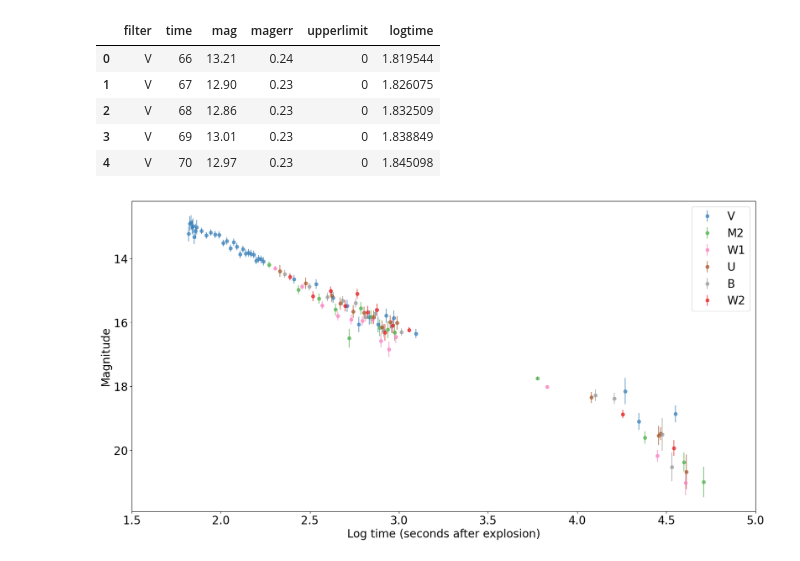
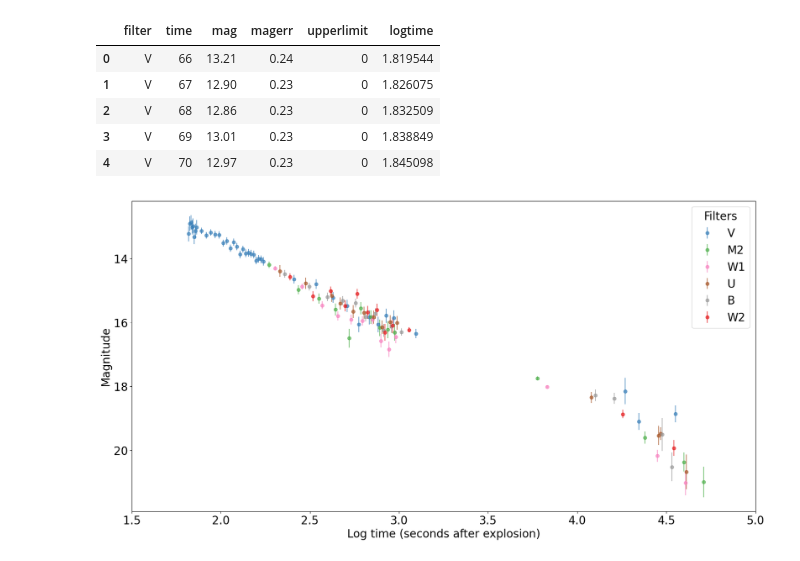
Before and after one commit to savimhl/MLPNS, a Jupyter notebook: vis/AfterPlot.ipynb, the cells around one changed output. Drawn from its saved outputs; the diff is of its cells as text; code cells hidden in the pictures.

```diff
--- a/vis/AfterPlot.ipynb
+++ b/vis/AfterPlot.ipynb
@@ -34,31 +34,31 @@ grbAG.head()
 # %%
 #create a figure container and an axis object inside of it
 ax = pl.figure(figsize=(20,10)).add_subplot(111)
 
 #loop on every filter to plot - this will give differnt colors naturally.
 #Use pl.errorbar to plot the uncertainties
 
 
 #colour blind friendly colours to help visualization (courtesy of https://gist.github.com/thriveth/8560036, checked with sim daltonism)
 colour = ['#377eb8', '#4daf4a',
                   '#f781bf', '#a65628',
                   '#999999', '#e41a1c']
 
 
 for c,f in zip(colour, grbAG["filter"].unique()):           #zip lets me use the values of both
 
     pl.errorbar(grbAG.loc[grbAG["filter"] == f].logtime,
              grbAG[grbAG["filter"] == f].mag, fmt='o', alpha=0.7,
              yerr=grbAG[grbAG["filter"] == f].magerr, label=f,
              ecolor = c, mec = c, mfc = c)
 
 
 # invert the y axis and adjust axis
 pl.xlim(1.5,5)
 pl.gca().invert_yaxis()
-pl.legend()
+pl.legend(title = "Filters")
 
 pl.ylabel("Magnitude", fontsize=20)
 pl.xlabel("Log time (seconds after explosion)", fontsize=20);
 # %% [output]
-[figure, old version]
+[figure, new version]
```
Also changed, not shown: parts of 1 cell of this notebook.
